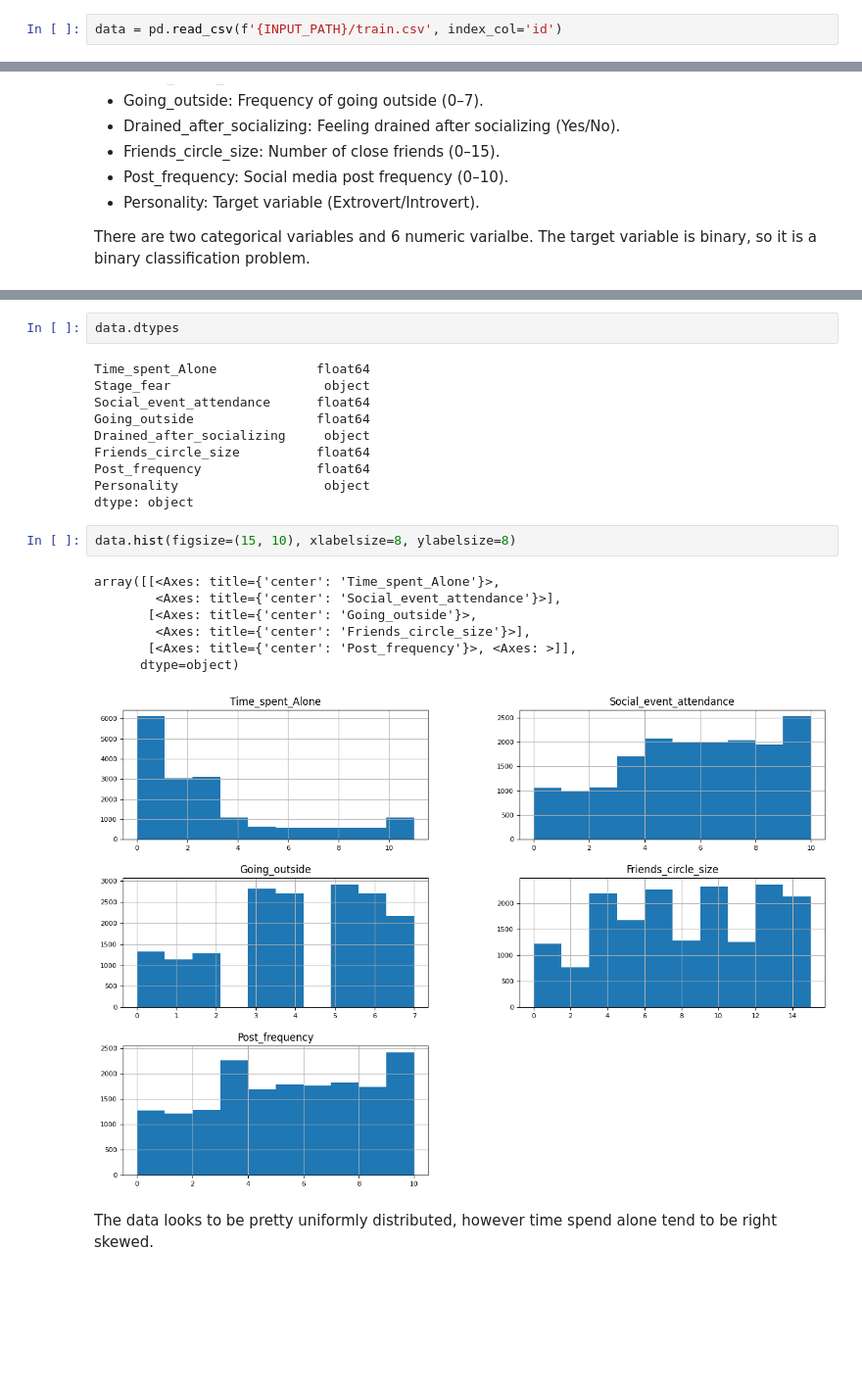
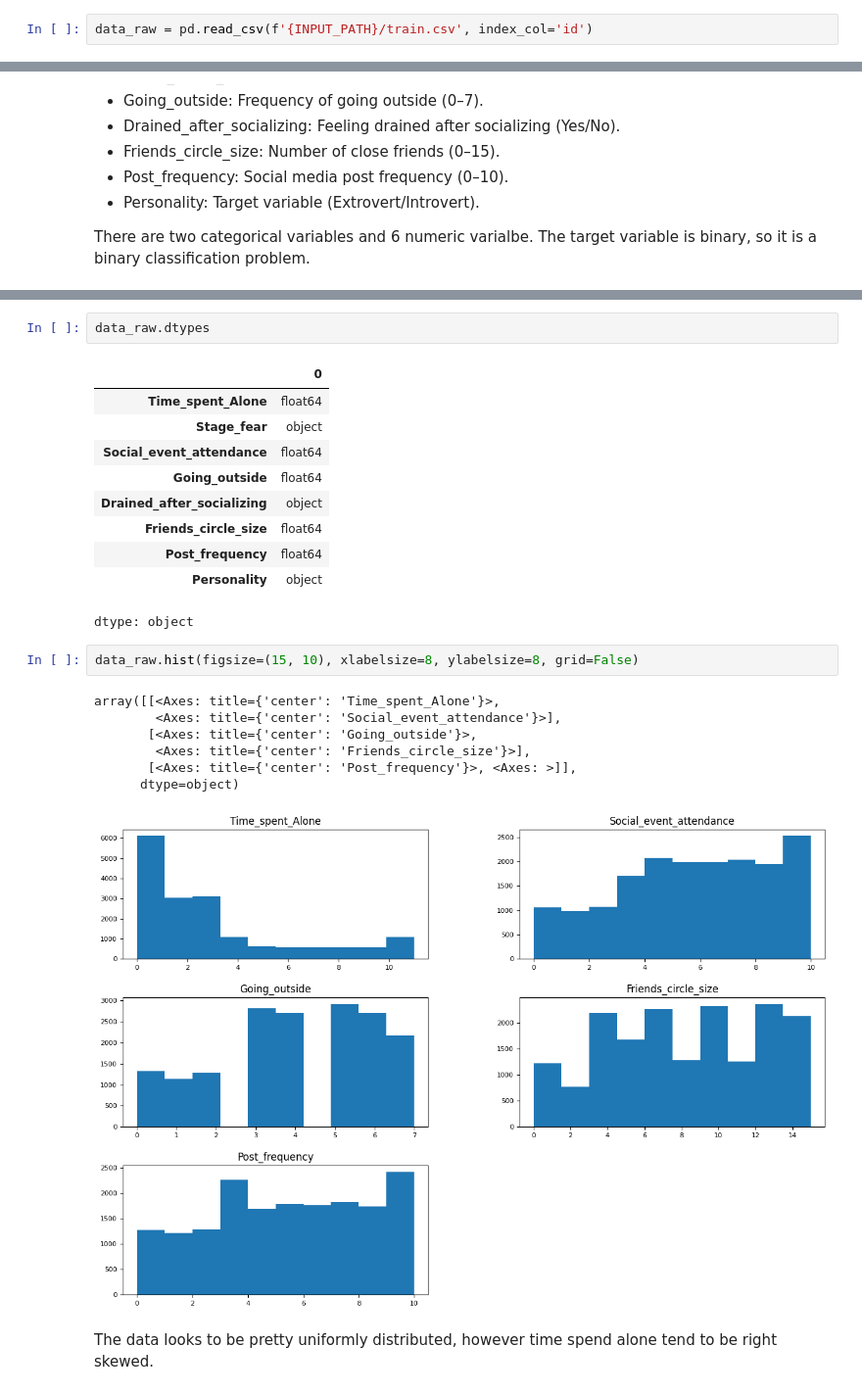
Before and after one commit to simon-mellergaard/datasimon, a Jupyter notebook: Kaggle competitions/introverts-extroverts.ipynb, the cells around one changed output, grey strips where cells are left out. Shown at 98% size. Drawn from its saved outputs; the diff is of its cells as text; blank space fills up the shorter version.

```diff
--- a/Kaggle competitions/introverts-extroverts.ipynb
+++ b/Kaggle competitions/introverts-extroverts.ipynb
@@ -37,5 +41,5 @@ CURRENT_DIR = os.getcwd()
 
 The code is showing the way.
 # %%
-data = pd.read_csv(f'{INPUT_PATH}/train.csv', index_col='id')
+data_raw = pd.read_csv(f'{INPUT_PATH}/train.csv', index_col='id')
 # %%
@@ -73,26 +77,27 @@ data.describe()
 | 75% | 4.000000 | 8.000000 | 6.000000 | 12.000000 | 7.000000 |
 | max | 11.000000 | 10.000000 | 7.000000 | 15.000000 | 10.000000 |
 # %%
-data.dtypes
+data_raw.dtypes
 # %% [output]
+|  | 0 |
+| Time_spent_Alone | float64 |
+| Stage_fear | object |
+| Social_event_attendance | float64 |
+| Going_outside | float64 |
+| Drained_after_socializing | object |
+| Friends_circle_size | float64 |
+| Post_frequency | float64 |
+| Personality | object |
-Time_spent_Alone             float64
-Stage_fear                    object
-Social_event_attendance      float64
-Going_outside                float64
-Drained_after_socializing     object
-Friends_circle_size          float64
-Post_frequency               float64
-Personality                   object
 dtype: object
 # %%
-data.hist(figsize=(15, 10), xlabelsize=8, ylabelsize=8)
+data_raw.hist(figsize=(15, 10), xlabelsize=8, ylabelsize=8, grid=False)
 # %% [output]
 array([[<Axes: title={'center': 'Time_spent_Alone'}>,
         <Axes: title={'center': 'Social_event_attendance'}>],
        [<Axes: title={'center': 'Going_outside'}>,
         <Axes: title={'center': 'Friends_circle_size'}>],
        [<Axes: title={'center': 'Post_frequency'}>, <Axes: >]],
       dtype=object)
-[figure, old version]
+[figure, new version]
 # %% [markdown]
 The data looks to be pretty uniformly distributed, however time spend alone tend to be right skewed.
```
Also changed, not shown: parts of 17 cells of this notebook.
